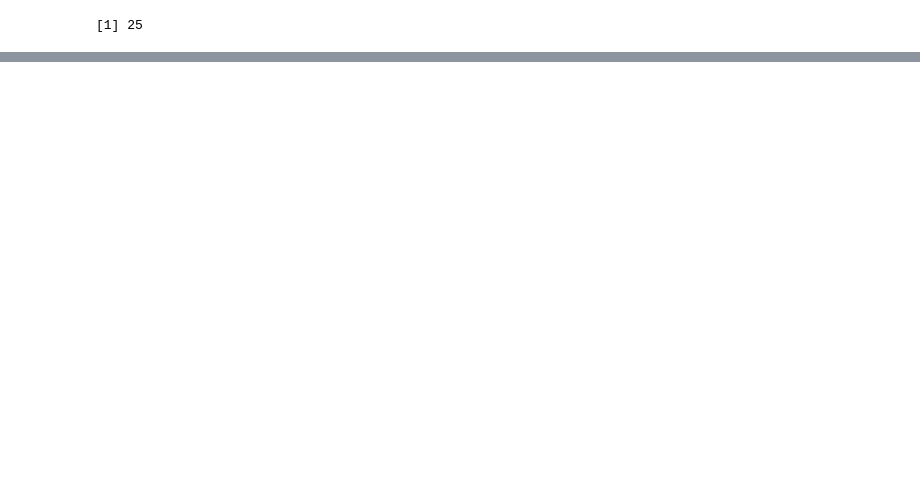
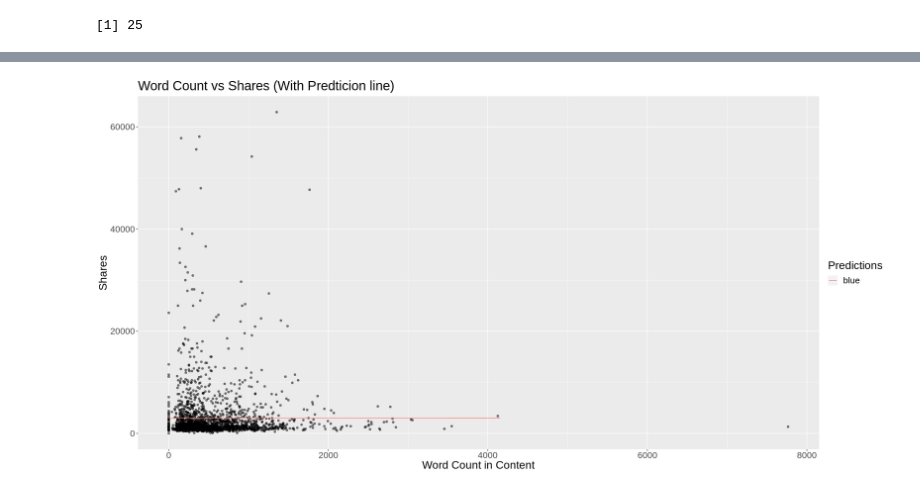
Before and after one commit to EPICxFLIPPER/Project-Report-Group-9, a Jupyter notebook: Project-Report.ipynb, the cells around one changed output, grey strips where cells are left out. Drawn from its saved outputs; the diff is of its cells as text; code cells hidden in the pictures; blank space fills up the shorter version.

```diff
--- a/Project-Report.ipynb
+++ b/Project-Report.ipynb
@@ -196,0 +190,11 @@ A tibble: 902 × 3
+# %%
+set.seed(9)
+options(repr.plot.width = 20 , repr.plot.height =10)
+predictions_plot <- popularity_train |>
+ggplot(aes(x = n_tokens_content , y = shares )) + geom_point(alpha = .5) +
+geom_line(data = popularity_predictions , aes(x = n_tokens_content , y = .pred, color = "blue")) +
+labs(x = "Word Count in Content" , y = "Shares", color = "Predictions")+
+ggtitle("Word Count vs Shares (With Predticion line)") + theme(text = element_text(size = 20))
+predictions_plot
+# %% [output]
+[figure, added]
```
Also changed, not shown: parts of 6 cells of this notebook.
